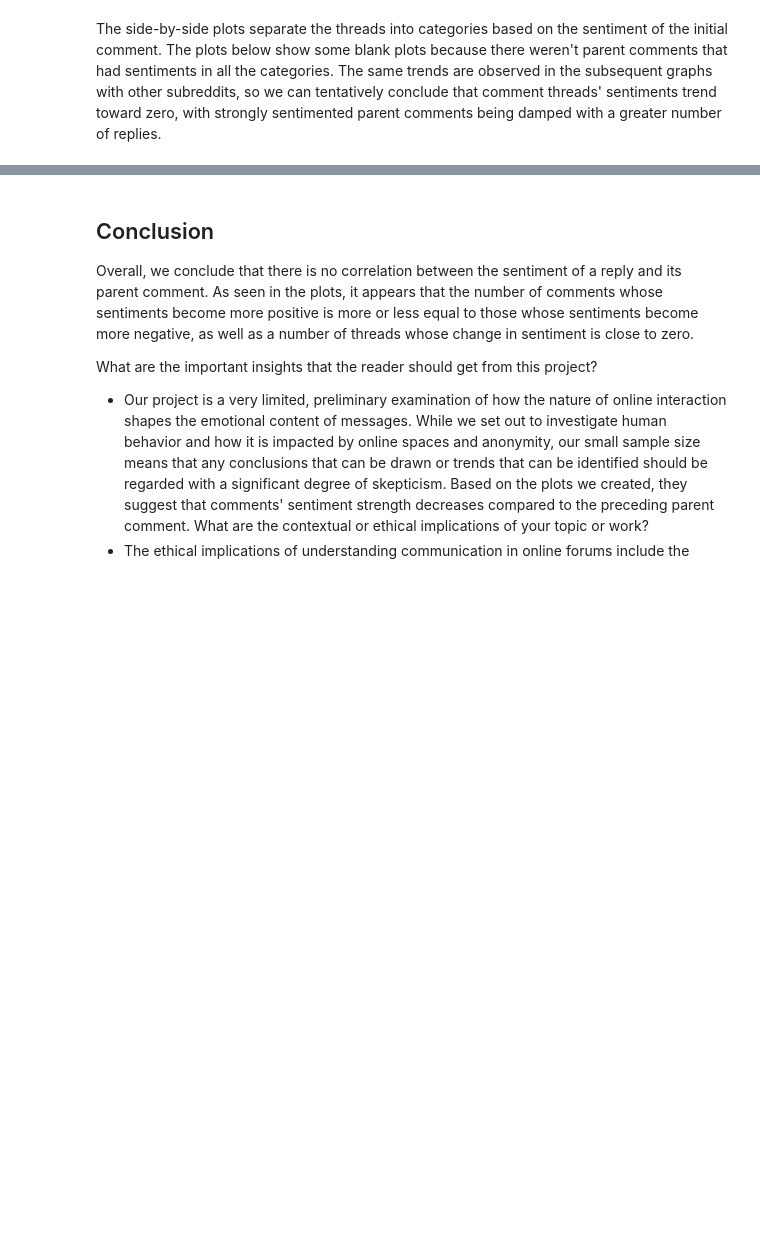
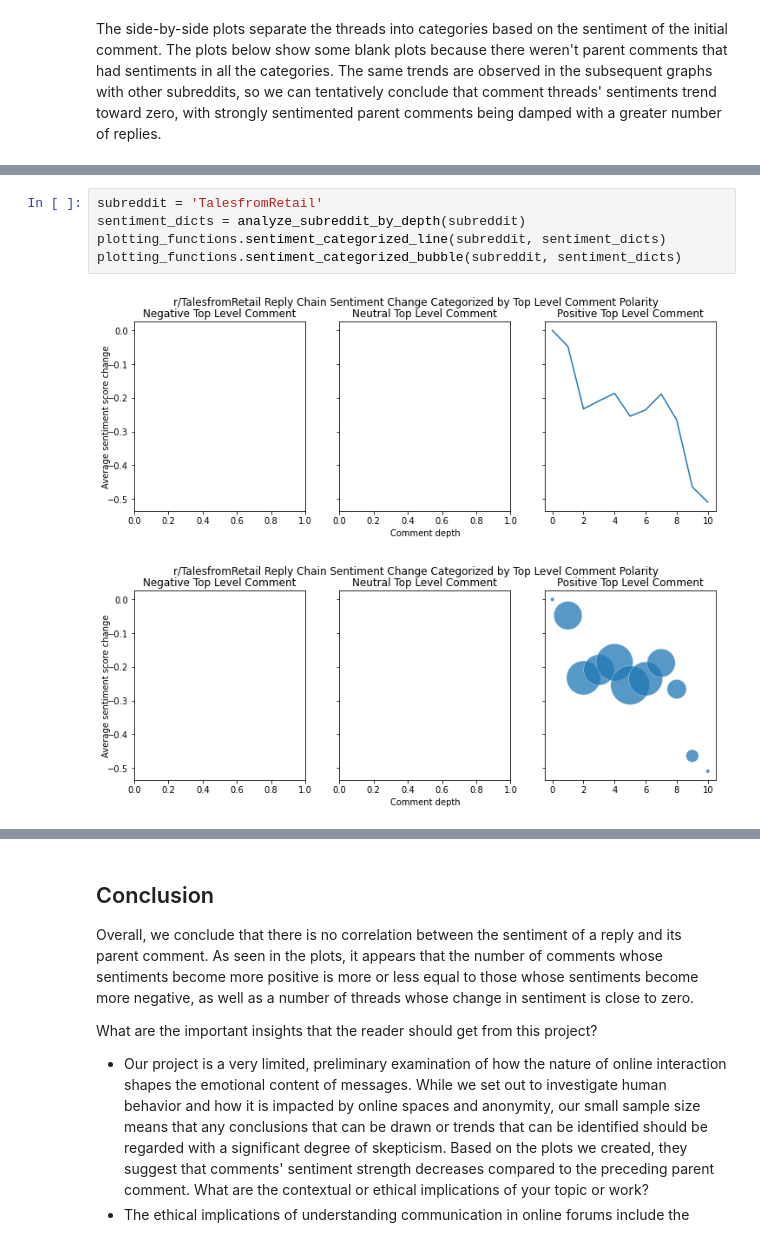
Before and after one commit to olincollege/reddit-sentiment, a Jupyter notebook: workspace.ipynb, the cells around one changed output, grey strips where cells are left out. Drawn from its saved outputs; the diff is of its cells as text; blank space fills up the shorter version.

```diff
--- a/workspace.ipynb
+++ b/workspace.ipynb
@@ -138,3 +150,11 @@ plotting_functions.sentiment_categorized_bubble(subreddit, sentiment_dicts)
 # %% [output]
 [figure]
 [figure]
+# %%
+subreddit = 'TalesfromRetail'
+sentiment_dicts = analyze_subreddit_by_depth(subreddit)
+plotting_functions.sentiment_categorized_line(subreddit, sentiment_dicts)
+plotting_functions.sentiment_categorized_bubble(subreddit, sentiment_dicts)
+# %% [output]
+[figure, added]
+[figure, added]
```
Also changed, not shown: parts of 13 cells of this notebook, 2 other files.
